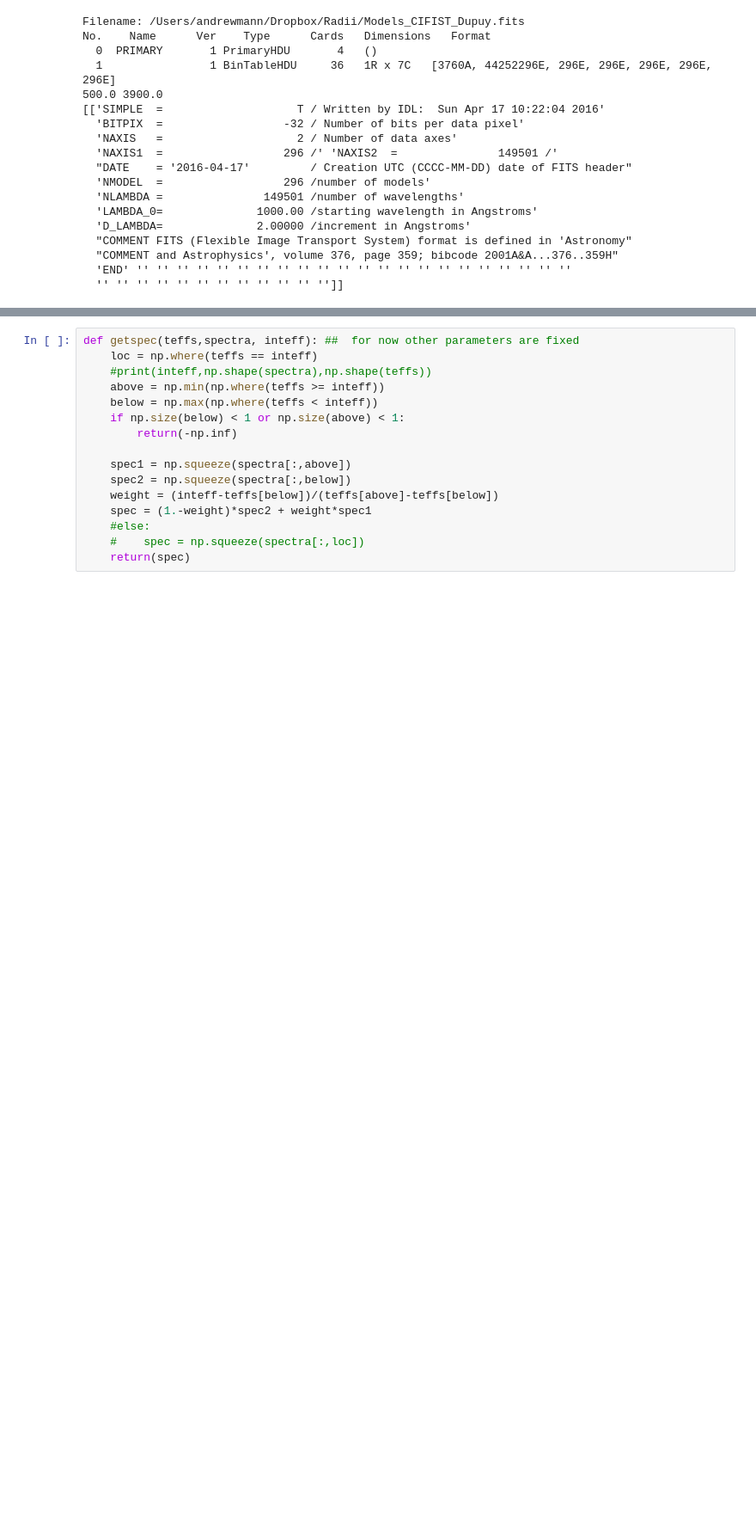
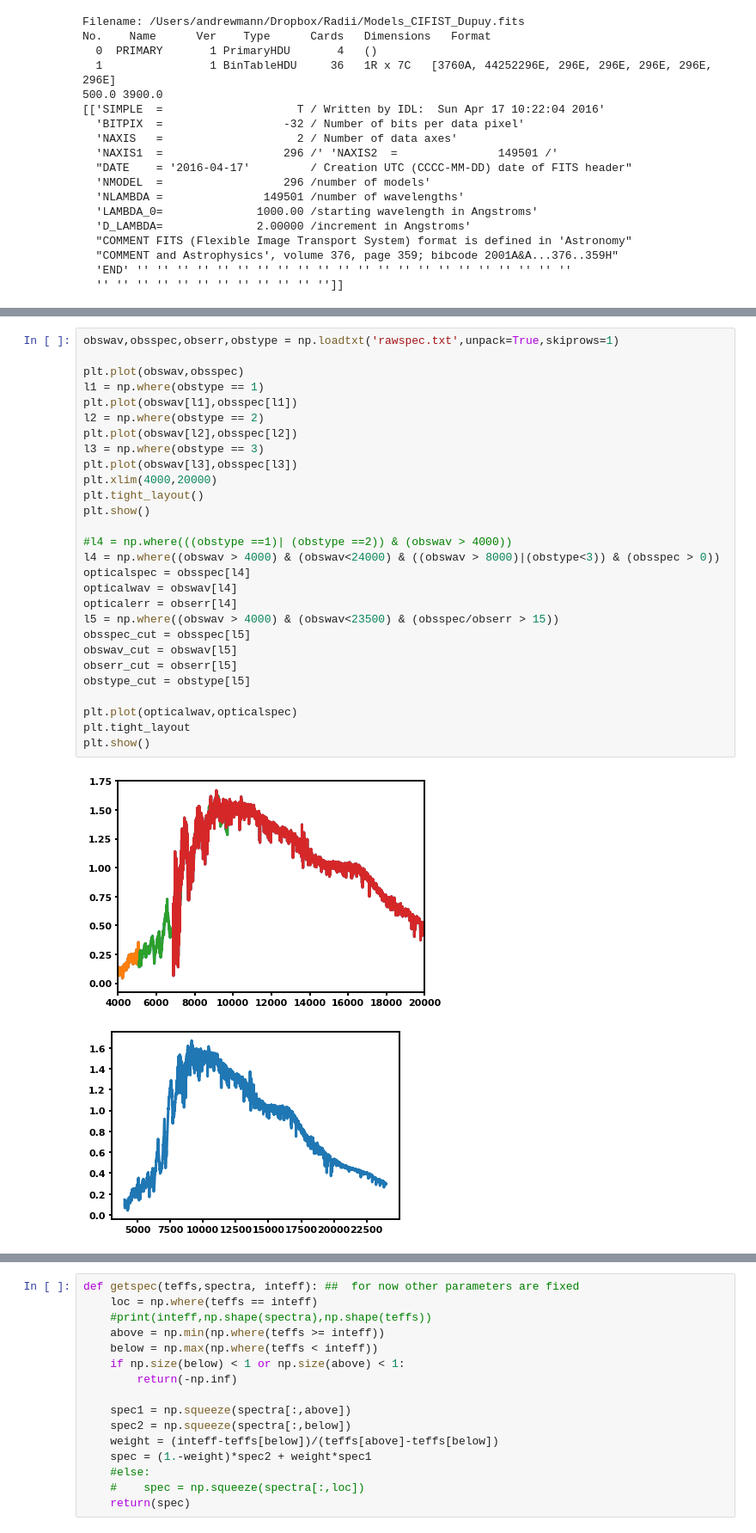
Before and after one commit to awmann/K233Spots, a Jupyter notebook: multi_spec_fit.ipynb, the cells around one changed output, grey strips where cells are left out. Shown at 86% size. Saved outputs shown, nothing was run; the diff lists cells and outputs as text; blank space fills up the shorter version.

```diff
--- a/multi_spec_fit.ipynb
+++ b/multi_spec_fit.ipynb
@@ -109,4 +108,35 @@ print(np.max(modelteff),np.min(modelteff))
 3900.0 1100.0
+# %%
+obswav,obsspec,obserr,obstype = np.loadtxt('rawspec.txt',unpack=True,skiprows=1)
+
+plt.plot(obswav,obsspec)
+l1 = np.where(obstype == 1)
+plt.plot(obswav[l1],obsspec[l1])
+l2 = np.where(obstype == 2)
+plt.plot(obswav[l2],obsspec[l2])
+l3 = np.where(obstype == 3)
+plt.plot(obswav[l3],obsspec[l3])
+plt.xlim(4000,20000)
+plt.tight_layout()
+plt.show()
+
+#l4 = np.where(((obstype ==1)| (obstype ==2)) & (obswav > 4000))
+l4 = np.where((obswav > 4000) & (obswav<24000) & ((obswav > 8000)|(obstype<3)) & (obsspec > 0))
+opticalspec = obsspec[l4]
+opticalwav = obswav[l4]
+opticalerr = obserr[l4]
+l5 = np.where((obswav > 4000) & (obswav<23500) & (obsspec/obserr > 15))
+obsspec_cut = obsspec[l5]
+obswav_cut = obswav[l5]
+obserr_cut = obserr[l5]
+obstype_cut = obstype[l5]
+
+plt.plot(opticalwav,opticalspec)
+plt.tight_layout
+plt.show()
+# %% [output]
+[figure, added]
+[figure, added]
 # %%
 from gaussfold import gaussfold as gf
 ## resample model spectra
```
Also changed, not shown: parts of 11 cells of this notebook, 2 other files.
